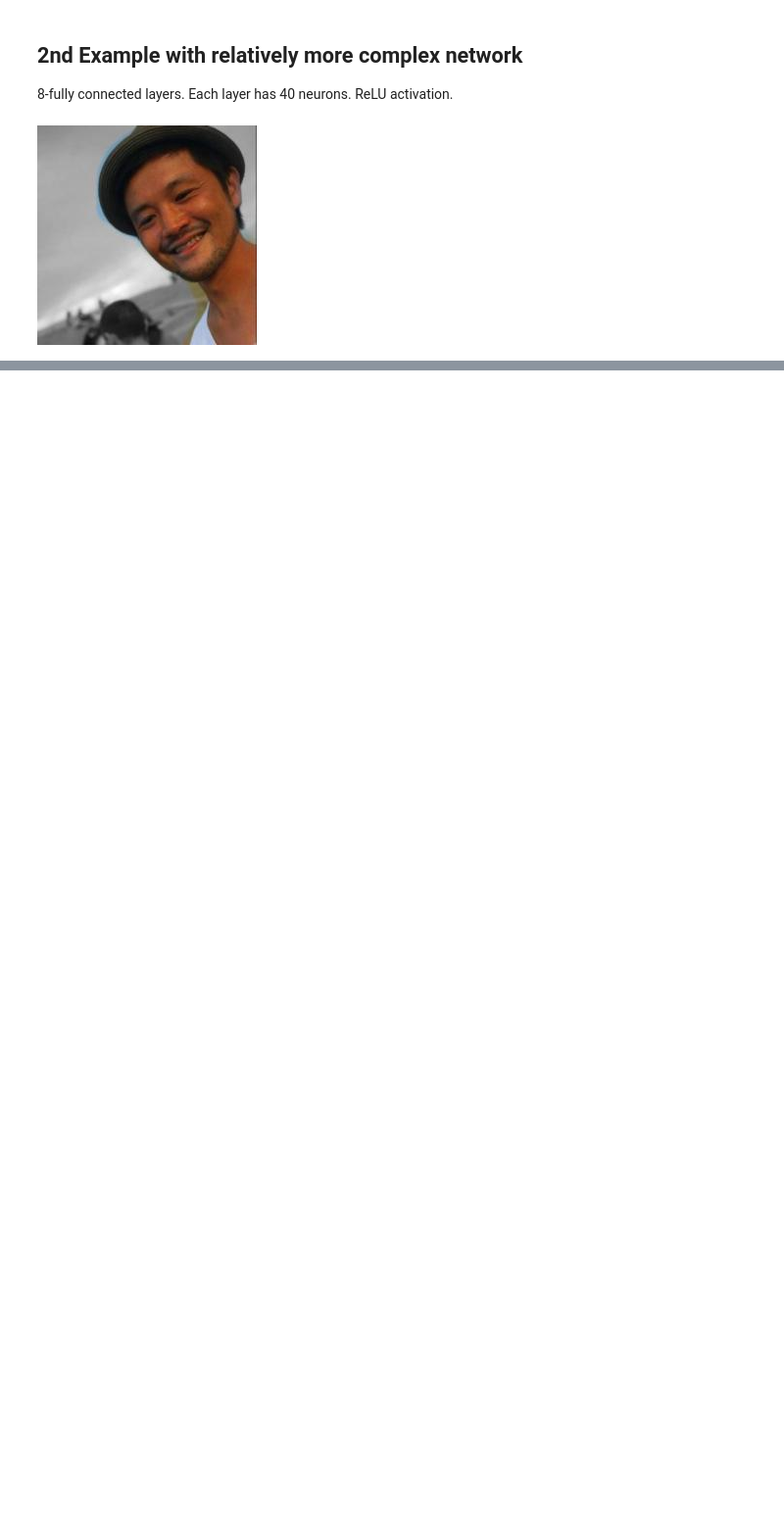
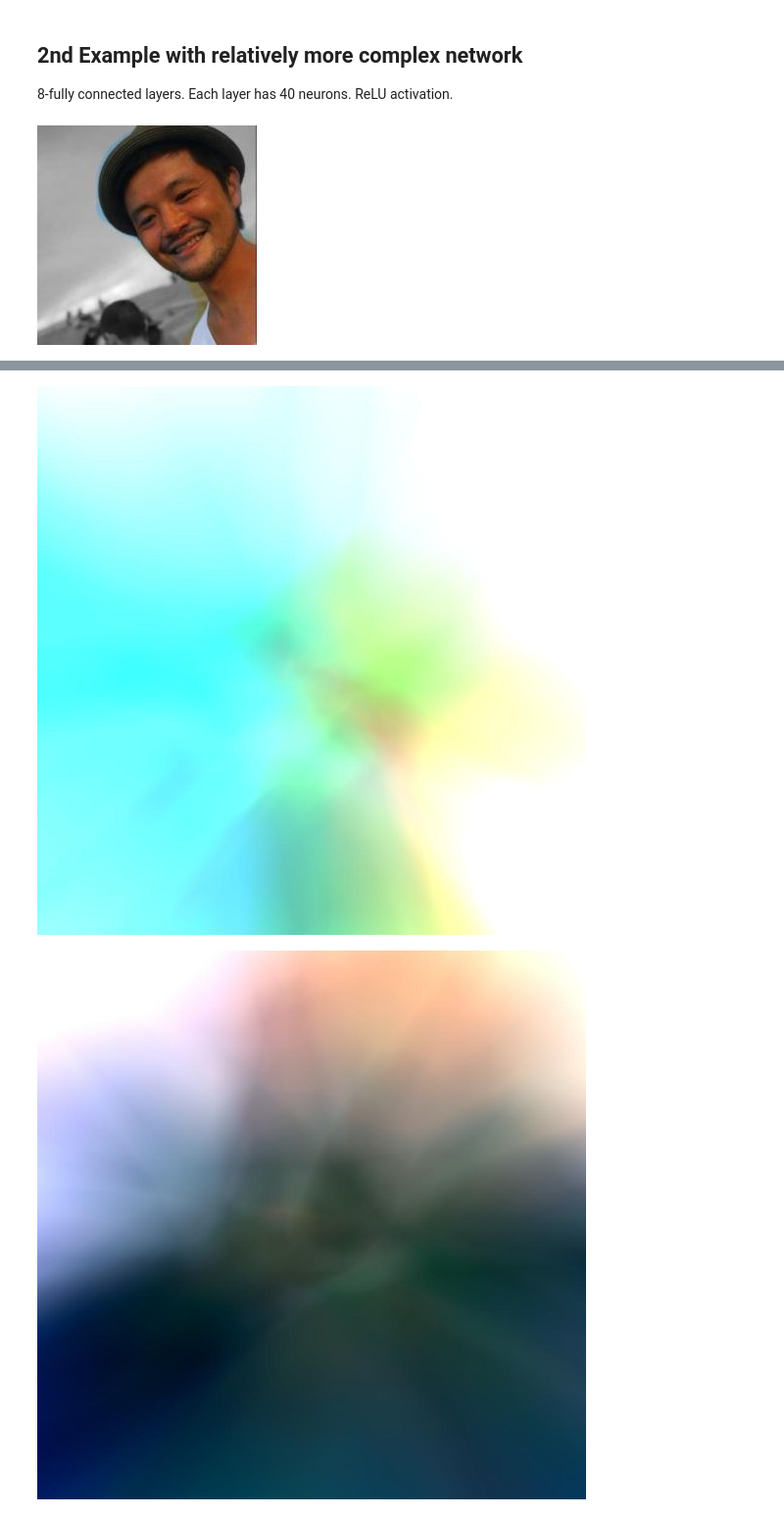
Before and after one commit to naotokui/ChainerPainter, a Jupyter notebook: ChainerPainter.ipynb, the cells around one changed output, grey strips where cells are left out. Shown: that part at 98% size. Saved outputs shown, nothing was run; the diff lists cells and outputs as text; code cells hidden in the pictures; blank space fills up the shorter version.

```diff
--- a/ChainerPainter.ipynb
+++ b/ChainerPainter.ipynb
@@ -293,0 +295,10 @@ for i in range(7):
+# %%
+
+for i in range(7):
+    h = forward2(x_data_scaled, 0.4)
+    img2 = cuda.to_cpu(h.data)
+    img2 = img2.reshape((s,s,3))
+    show_img_array((img2 + 0.5)* 255.)
+# %% [output]
+[figure, added]
+[figure, added]
```
Also changed, not shown: parts of 4 cells of this notebook.
